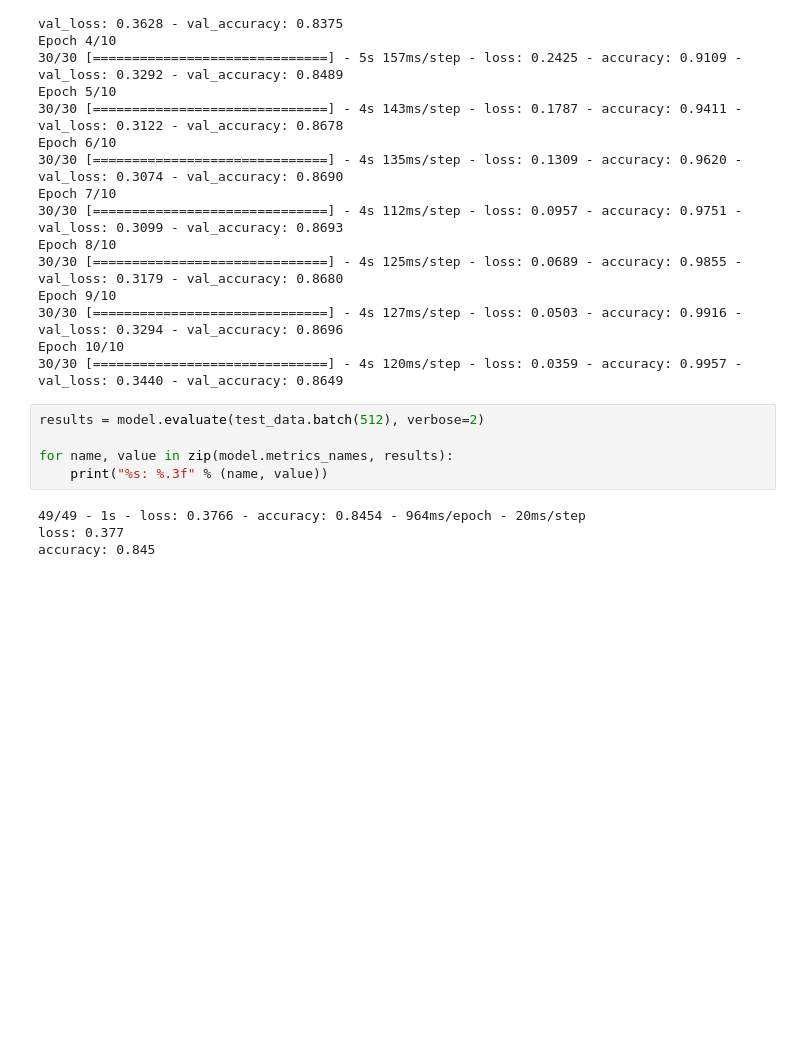
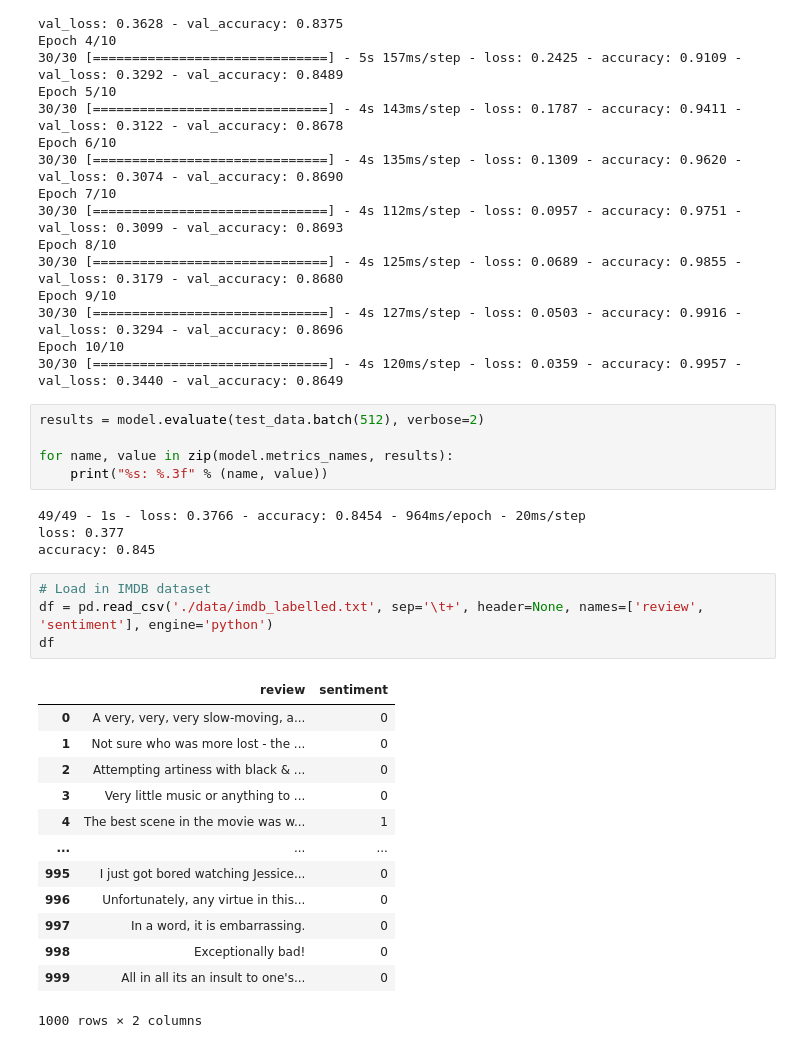
Before and after one commit to jtrawick/D213, a Jupyter notebook: Task2-Sentiment_Analysis_Using_Neural_Networks/task2_wip.ipynb, the cells around one changed output. Cells and saved outputs as stored; diff of their text form; blank space fills up the shorter version.

Commit message:
additional playing with imdb text cleaning

```diff
--- a/Task2-Sentiment_Analysis_Using_Neural_Networks/task2_wip.ipynb
+++ b/Task2-Sentiment_Analysis_Using_Neural_Networks/task2_wip.ipynb
@@ -165,3 +165,21 @@ for name, value in zip(model.metrics_names, results):
 49/49 - 1s - loss: 0.3766 - accuracy: 0.8454 - 964ms/epoch - 20ms/step
 loss: 0.377
 accuracy: 0.845
+# %%
+# Load in IMDB dataset
+df = pd.read_csv('./data/imdb_labelled.txt', sep='\t+', header=None, names=['review', 'sentiment'], engine='python')
+df
+# %% [output]
+|  | review | sentiment |
+| 0 | A very, very, very slow-moving, a... | 0 |
+| 1 | Not sure who was more lost - the ... | 0 |
+| 2 | Attempting artiness with black & ... | 0 |
+| 3 | Very little music or anything to ... | 0 |
+| 4 | The best scene in the movie was w... | 1 |
+| ... | ... | ... |
+| 995 | I just got bored watching Jessice... | 0 |
+| 996 | Unfortunately, any virtue in this... | 0 |
+| 997 | In a word, it is embarrassing. | 0 |
+| 998 | Exceptionally bad! | 0 |
+| 999 | All in all its an insult to one's... | 0 |
+1000 rows × 2 columns
```
Also changed, not shown: parts of 10 cells of this notebook.
